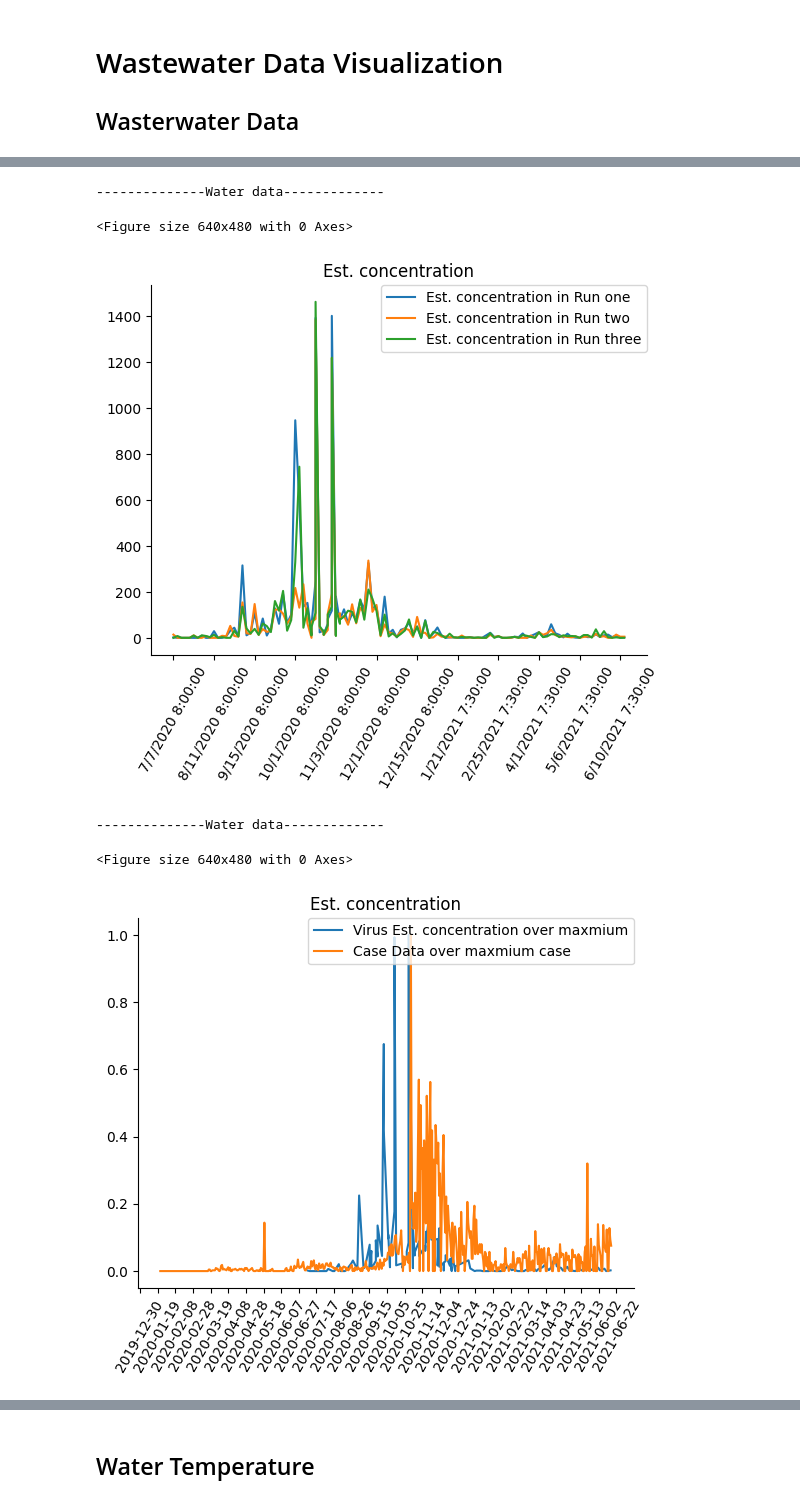
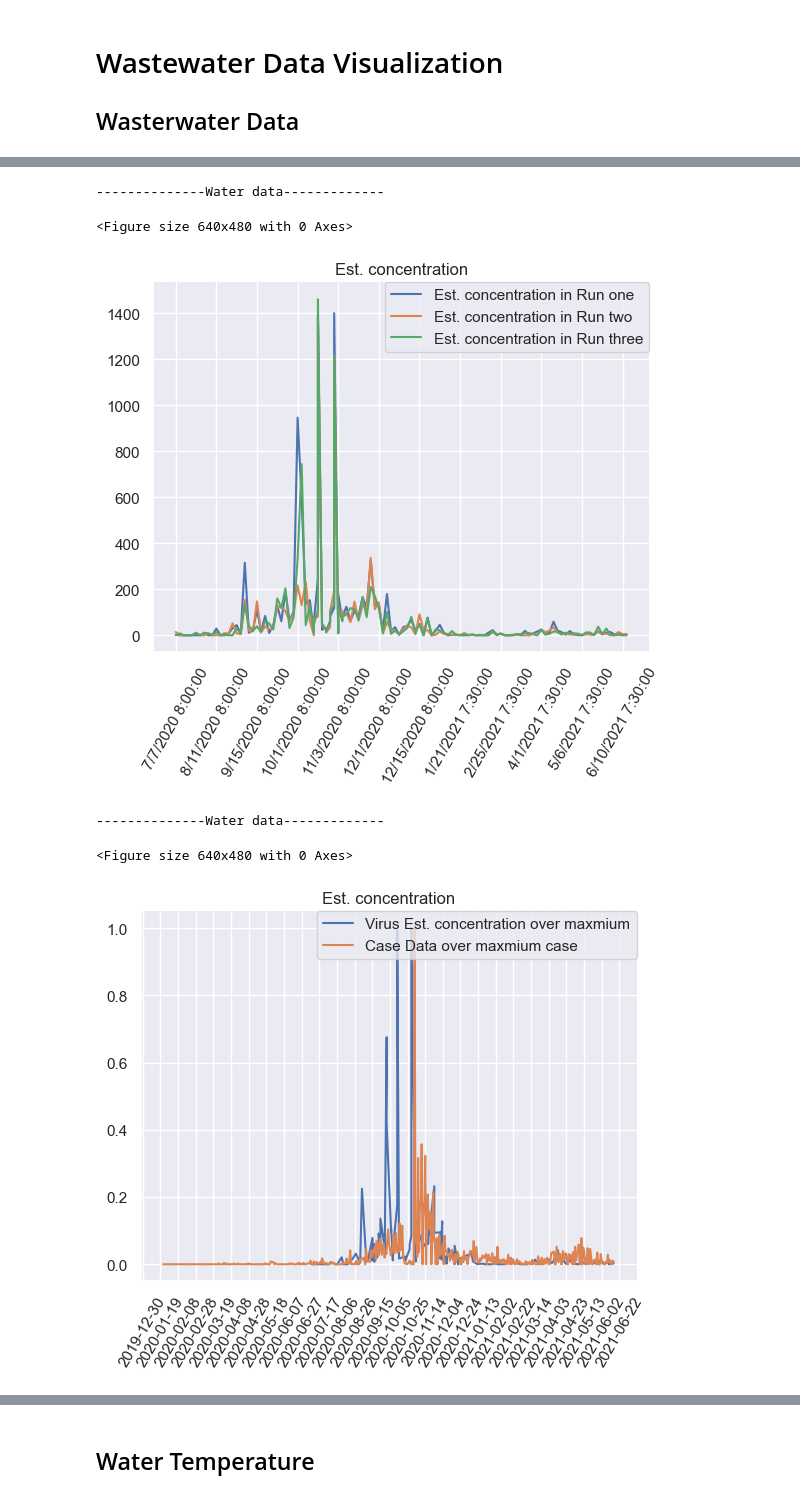
Before and after one commit to Song921012/2021Waste_Water_Project, a Jupyter notebook: Data_Visualization.ipynb, the cells around one changed output, grey strips where cells are left out. Saved outputs shown, nothing was run; the diff lists cells and outputs as text; code cells hidden in the pictures.

Commit message:
Albany Data Visualization and Cross Correlation

```diff
--- a/Data_Visualization.ipynb
+++ b/Data_Visualization.ipynb
@@ -39,30 +39,34 @@ print(case_source_data.head())
 
 ## Case Data
 # %%
-laramie_case_data=case_source_data.loc[case_source_data["countyFIPS"]==56021,:]
+laramie_case_data = case_source_data.loc[case_source_data["countyFIPS"] == 56001, :]
 # import data
 case_data = laramie_case_data.T.iloc[4:, ]
 # Accumulated cases
 case_data["confirmed"] = laramie_case_data.T.iloc[4:, ]
-case_data.drop(3180, axis=1, inplace=True)
+case_data.drop(3170, axis=1, inplace=True)
+case_data["date"] = pd.to_datetime(case_data.index)
+# Deal with Unnormal Data
+#print(case_data.loc["2020-08-20":"2020-08-26",:])
+#print(case_data.loc["2020-10-23":"2020-10-26",:])
 
-# Deal with Unnormal Data
-#print(case_data.loc["2020-08-09":"2020-08-12",:])
-#print(case_data.loc["2020-10-23":"2020-10-26",:])
-case_data.loc["2020-08-10", "confirmed"] = 503
-case_data.loc["2020-08-11", "confirmed"] = 503
-case_data.loc["2020-10-24", "confirmed"] = 1327
-case_data.loc["2020-10-25", "confirmed"] = 1335
+case_data.loc["2020-07-23", "confirmed"] = 75
+case_data.loc["2020-07-27", "confirmed"] = 78
+case_data.loc["2020-08-10", "confirmed"] = 88
+case_data.loc["2020-08-22", "confirmed"] = 126
+case_data.loc["2020-10-24", "confirmed"] = 1140
+case_data.loc["2020-10-25", "confirmed"] = 1141
+
 # Newly confirmed cases
 Midvalue = np.zeros(len(case_data.index))
 Midvalue[1:] = case_data['confirmed'].values[:-1]
 case_data['newlyconfirmed'] = case_data['confirmed'].values - Midvalue
-case_data["date"] = pd.to_datetime(case_data.index)
-Unnormal_data = case_data[case_data.newlyconfirmed==0].index.tolist()
+
+Unnormal_data = case_data[case_data.newlyconfirmed < 0].index.tolist()
 print(case_data.head())
 print(Unnormal_data)
 
 # Save Data
 
-case_data.to_csv("./Data/laramie_tidy_data.csv")
+case_data.to_csv("./Data/albany_tidy_data.csv")
 # %% [output]
@@ -276,5 +280,9 @@ plt.savefig('./Fig/wastewater_data_run3.png', dpi=100, bbox_inches='tight')
 # %%
+import seaborn as sns
+
 plt.figure("Wastewater data N1 N2")
+sns.set_theme()
+sns.axes_style("darkgrid")
 print("--------------Water data-------------")
 # plt.rcParams['font.sans-serif']=['SimHei'] # chinese support
 plt.plot(laramie_waste_data_run1.loc[:, "SampleCollected"],
@@ -374,29 +382,30 @@ plt.savefig('./Fig/wastewater_data_Est. concentration.png', dpi=100, bbox_inches
 # %% [output]
 --------------Water data-------------
 <Figure size 640x480 with 0 Axes>
-[figure, old version]
+[figure, new version]
 # %%
 plt.figure("Wastewater data Est. concentration VS Case Data")
 print("--------------Water data-------------")
 # plt.rcParams['font.sans-serif']=['SimHei'] # chinese support
 plt.plot(laramie_waste_data_run1["date"],
-         laramie_waste_data_run1.loc[:, 'Est. concentration']/max(laramie_waste_data_run1.loc[:, 'Est. concentration']),
+         laramie_waste_data_run1.loc[:, 'Est. concentration'] / max(
+             laramie_waste_data_run1.loc[:, 'Est. concentration']),
          label='Virus Est. concentration over maxmium')
 plt.plot(case_data["date"],
-         case_data.loc[:, 'newlyconfirmed']/max(case_data.loc[:, 'newlyconfirmed']),
+         case_data.loc[:, 'newlyconfirmed'] / max(case_data.loc[:, 'newlyconfirmed']),
          label='Case Data over maxmium case ')
 
 plt.xticks(rotation=60)
 ax = plt.gca()
 ax.xaxis.set_major_locator(mp.ticker.MultipleLocator(20))
 #ax.yaxis.set_major_locator(mp.ticker.MultipleLocator(10)) # 解决刻度过密
 plt.legend(loc='upper right', borderaxespad=0.)
 ax.spines['top'].set_visible(False)
 ax.spines['right'].set_visible(False)
 plt.title('Est. concentration')
 plt.show()
 plt.savefig('./Fig/wastewater_data_VS_case_data.png', dpi=100, bbox_inches='tight')
 # %% [output]
 --------------Water data-------------
 <Figure size 640x480 with 0 Axes>
-[figure, old version]
+[figure, new version]
```
Also changed, not shown: parts of 11 cells of this notebook.
